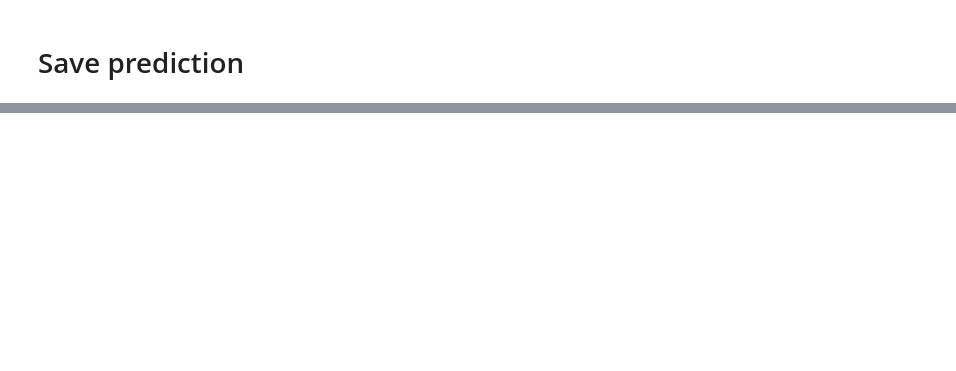
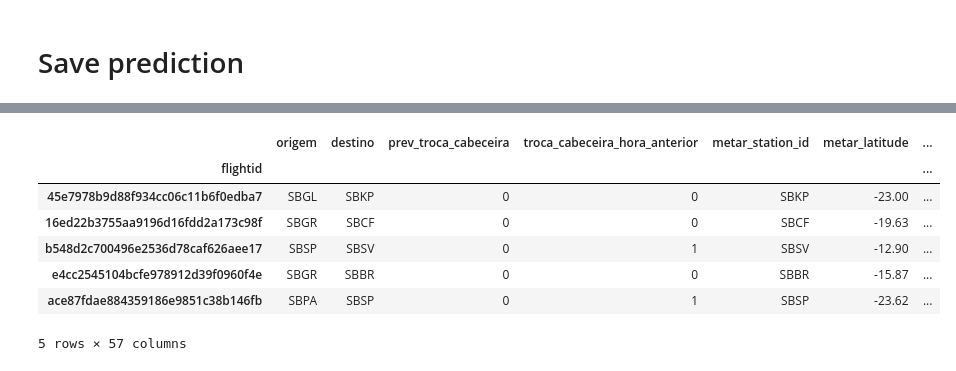
Before and after one commit to ryukinix/dsc2024, a Jupyter notebook: notebooks/catboost-baseline.ipynb, the cells around one changed output, grey strips where cells are left out. Saved outputs shown, nothing was run; the diff lists cells and outputs as text; code cells hidden in the pictures; blank space fills up the shorter version.

```diff
--- a/notebooks/catboost-baseline.ipynb
+++ b/notebooks/catboost-baseline.ipynb
@@ -8,8 +8,8 @@ from dsc2024 import handling
 # Data Handling
 # %%
 # Parameters
-sampling = 10000 # None to use everything
-real_test = False
+sampling = None # None to use everything
+real_test = True
 # %%
 %%time
 
@@ -160,3 +195,8 @@ if real_test:
+# %%
+from dsc2024 import features
+X_train = features.generate_graph_features(X_train)
+X_test = features.graph_features_testdata(X_test, X_train)
+X_eval = features.graph_features_testdata(X_eval, X_train)
 # %%
 # computer class weights
 from sklearn.utils.class_weight import compute_class_weight
@@ -255,0 +320,11 @@ array([ 0.50802634, 31.6474359 ])
+# %%
+X_test.head()
+# %% [output]
+|  | origem | destino | prev_troca_cabeceira | troca_cabeceira_hora_anterior | metar_station_id | metar_latitude | ... |
+| flightid |  |  |  |  |  |  | ... |
+| 45e7978b9d88f934cc06c11b6f0edba7 | SBGL | SBKP | 0 | 0 | SBKP | -23.00 | ... |
+| 16ed22b3755aa9196d16fdd2a173c98f | SBGR | SBCF | 0 | 0 | SBCF | -19.63 | ... |
+| b548d2c700496e2536d78caf626aee17 | SBSP | SBSV | 0 | 1 | SBSV | -12.90 | ... |
+| e4cc2545104bcfe978912d39f0960f4e | SBGR | SBBR | 0 | 0 | SBBR | -15.87 | ... |
+| ace87fdae884359186e9851c38b146fb | SBPA | SBSP | 0 | 1 | SBSP | -23.62 | ... |
+5 rows × 57 columns
```
Also changed, not shown: parts of 19 cells of this notebook.
